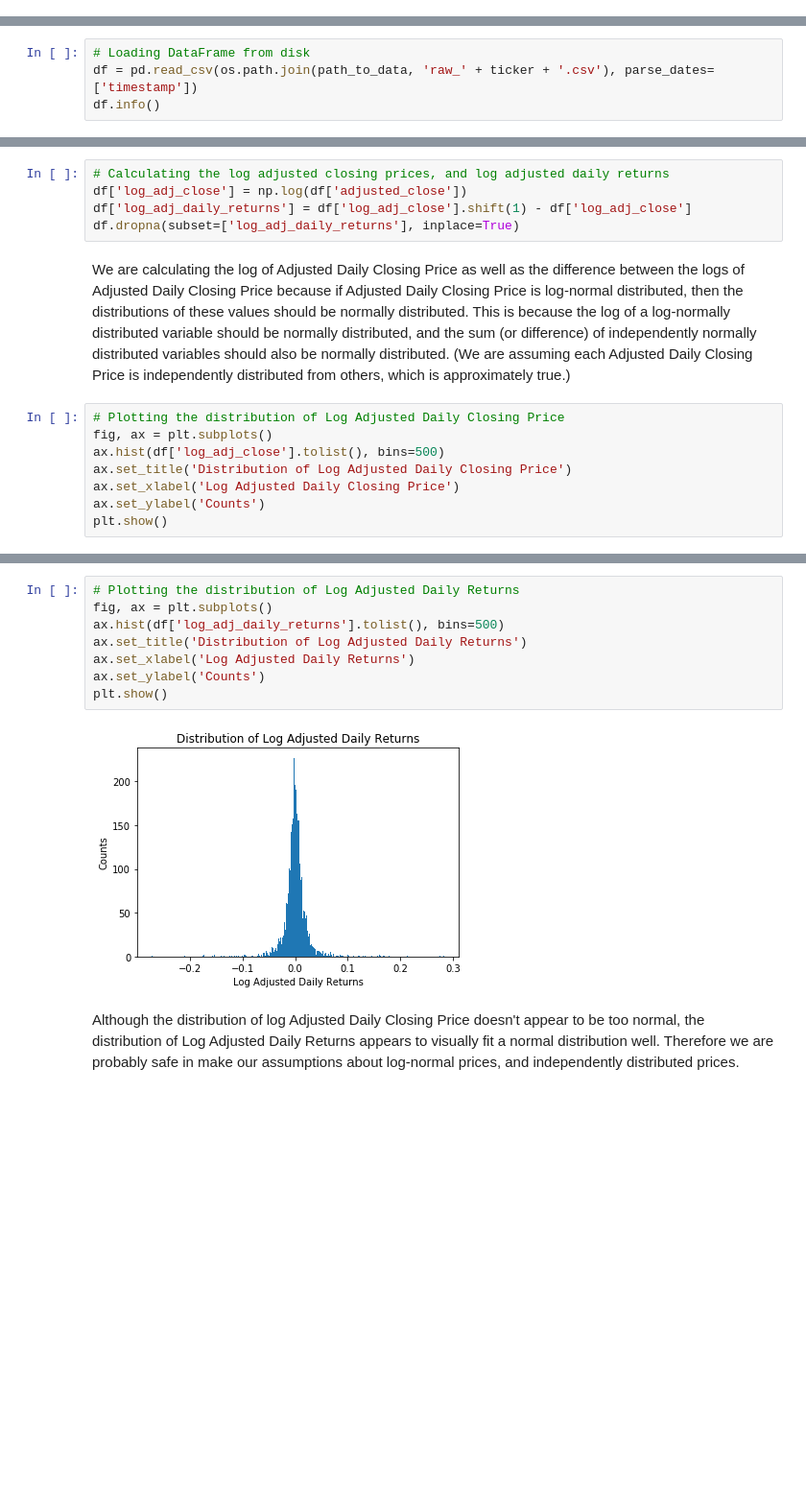
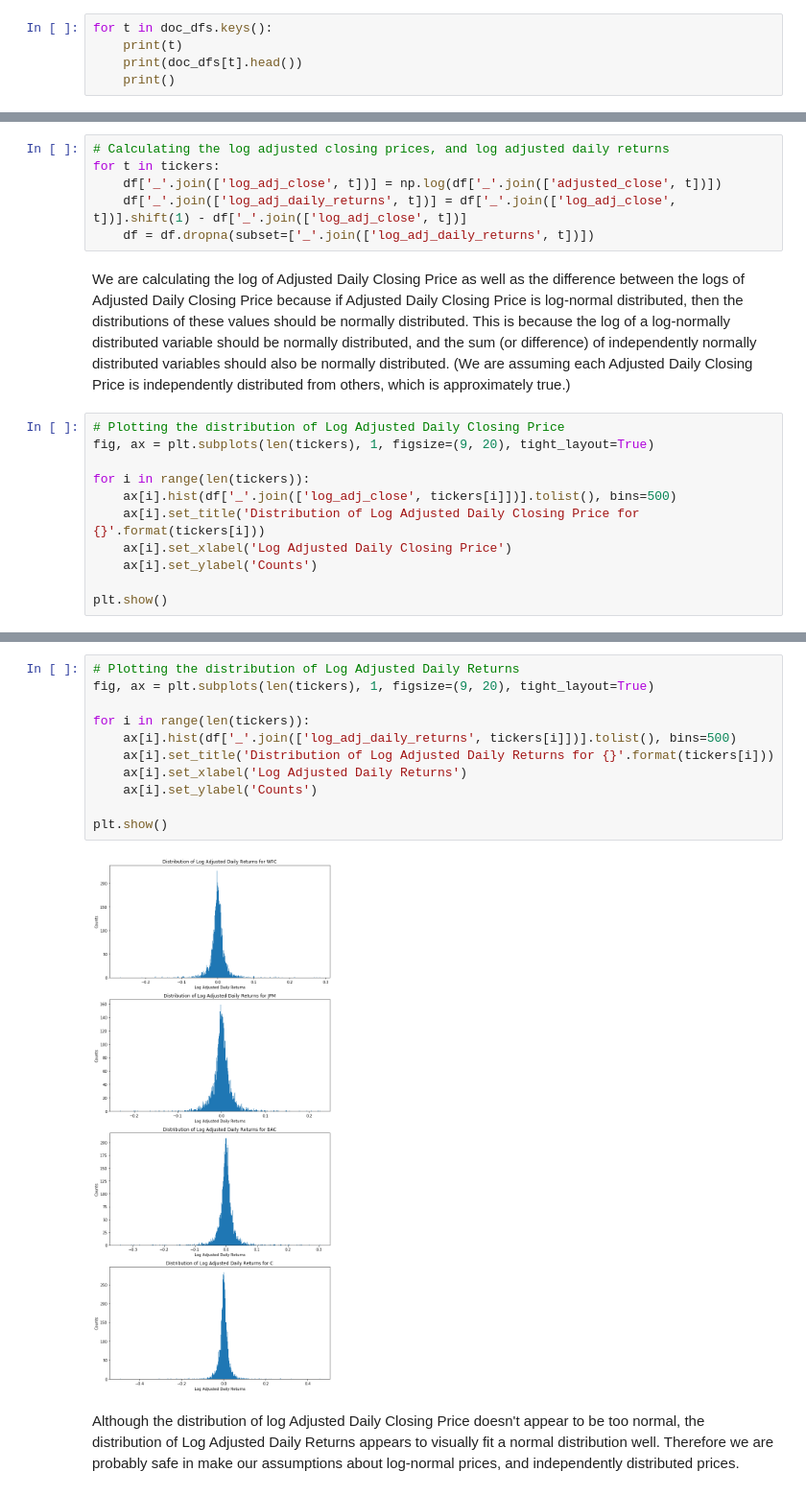
Before and after one commit to Evbor/Stock_Analysis, a Jupyter notebook: research/model_v1/FinTech.ipynb, the cells around one changed output, grey strips where cells are left out. Shown at 96% size. Drawn from its saved outputs; the diff is of its cells as text; blank space fills up the shorter version.

```diff
--- a/research/model_v1/FinTech.ipynb
+++ b/research/model_v1/FinTech.ipynb
@@ -456,0 +500,5 @@ Checking if dataframes were merged properly.
+# %%
+for t in doc_dfs.keys():
+    print(t)
+    print(doc_dfs[t].head())
+    print()
@@ -568,4 +696,0 @@ Loading the dataframe with the pricing data.
-# %%
-# Loading DataFrame from disk
-df = pd.read_csv(os.path.join(path_to_data, 'raw_' + ticker + '.csv'), parse_dates=['timestamp'])
-df.info()
@@ -628,17 +746,21 @@ plt.show()
 The distribution of Adjusted Daily Closing Prices looks like it could be log-normal which is the distribution type that prices should approximately follow.
 # %%
 # Calculating the log adjusted closing prices, and log adjusted daily returns
-df['log_adj_close'] = np.log(df['adjusted_close'])
-df['log_adj_daily_returns'] = df['log_adj_close'].shift(1) - df['log_adj_close']
-df.dropna(subset=['log_adj_daily_returns'], inplace=True)
+for t in tickers:
+    df['_'.join(['log_adj_close', t])] = np.log(df['_'.join(['adjusted_close', t])])
+    df['_'.join(['log_adj_daily_returns', t])] = df['_'.join(['log_adj_close', t])].shift(1) - df['_'.join(['log_adj_close', t])]
+    df = df.dropna(subset=['_'.join(['log_adj_daily_returns', t])])
 # %% [markdown]
 We are calculating the log of Adjusted Daily Closing Price as well as the difference between the logs of Adjusted Daily Closing Price because if Adjusted Daily Closing Price is log-normal distributed, then the distributions of these values should be normally distributed. This is because the log of a log-normally distributed variable should be normally distributed, and the sum (or difference) of independently normally distributed variables should also be normally distributed. (We are assuming each Adjusted Daily Closing Price is independently distributed from others, which is approximately true.)
 # %%
 # Plotting the distribution of Log Adjusted Daily Closing Price
-fig, ax = plt.subplots()
-ax.hist(df['log_adj_close'].tolist(), bins=500)
-ax.set_title('Distribution of Log Adjusted Daily Closing Price')
-ax.set_xlabel('Log Adjusted Daily Closing Price')
-ax.set_ylabel('Counts')
+fig, ax = plt.subplots(len(tickers), 1, figsize=(9, 20), tight_layout=True)
+
+for i in range(len(tickers)):
+    ax[i].hist(df['_'.join(['log_adj_close', tickers[i]])].tolist(), bins=500)
+    ax[i].set_title('Distribution of Log Adjusted Daily Closing Price for {}'.format(tickers[i]))
+    ax[i].set_xlabel('Log Adjusted Daily Closing Price')
+    ax[i].set_ylabel('Counts')
+
 plt.show()
 # %% [output]
@@ -646,13 +768,16 @@ plt.show()
 # %%
 # Plotting the distribution of Log Adjusted Daily Returns
-fig, ax = plt.subplots()
-ax.hist(df['log_adj_daily_returns'].tolist(), bins=500)
-ax.set_title('Distribution of Log Adjusted Daily Returns')
-ax.set_xlabel('Log Adjusted Daily Returns')
-ax.set_ylabel('Counts')
+fig, ax = plt.subplots(len(tickers), 1, figsize=(9, 20), tight_layout=True)
+
+for i in range(len(tickers)):
+    ax[i].hist(df['_'.join(['log_adj_daily_returns', tickers[i]])].tolist(), bins=500)
+    ax[i].set_title('Distribution of Log Adjusted Daily Returns for {}'.format(tickers[i]))
+    ax[i].set_xlabel('Log Adjusted Daily Returns')
+    ax[i].set_ylabel('Counts')
+
 plt.show()
 # %% [output]
-[figure, old version]
+[figure, new version]
 # %% [markdown]
 Although the distribution of log Adjusted Daily Closing Price doesn't appear to be too normal, the distribution of Log Adjusted Daily Returns appears to visually fit a normal distribution well. Therefore we are probably safe in make our assumptions about log-normal prices, and independently distributed prices.
 # %%
```
Also changed, not shown: parts of 159 cells of this notebook, 5 other files.
